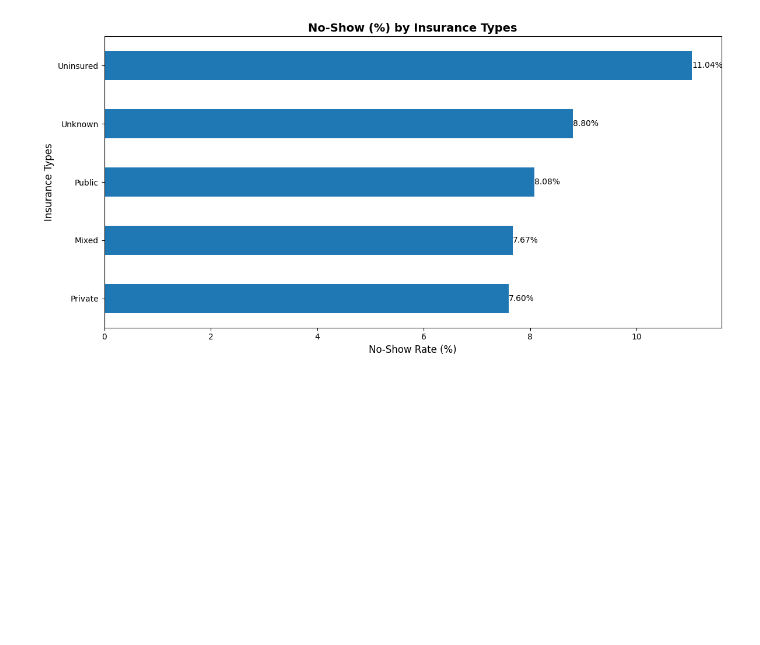
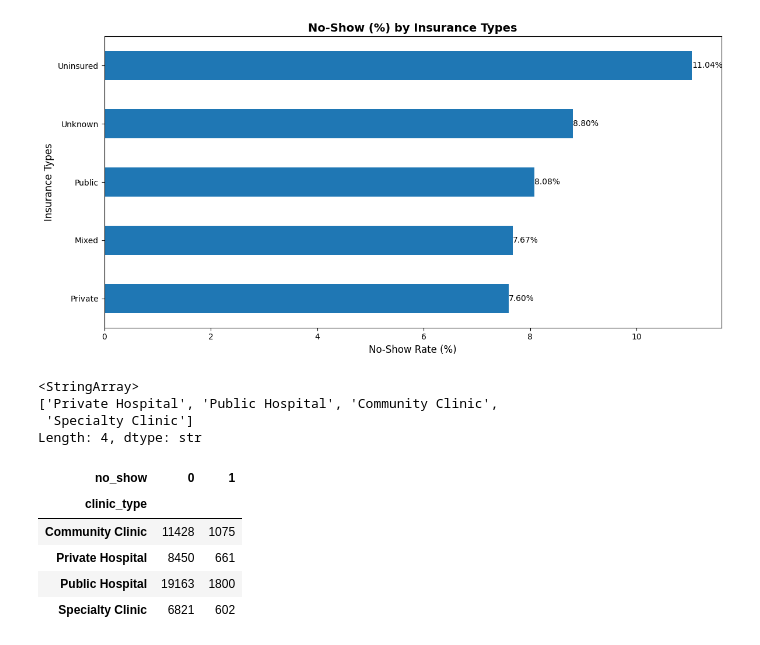
Before and after one commit to akashcstech/Health_Care_No_Show_Data_Analysis, a Jupyter notebook: Data_clean.ipynb, the cells around one changed output. Drawn from its saved outputs; the diff is of its cells as text; code cells hidden in the pictures; blank space fills up the shorter version.

```diff
--- a/Data_clean.ipynb
+++ b/Data_clean.ipynb
@@ -1705,3 +1705,21 @@ plt.tight_layout()
 plt.show()
 # %% [output]
 [figure]
+# %%
+# clinic_type_vs_No-show
+cdf['clinic_type'].unique()
+# %% [output]
+<StringArray>
+['Private Hospital', 'Public Hospital', 'Community Clinic',
+ 'Specialty Clinic']
+Length: 4, dtype: str
+# %%
+ctns = pd.crosstab(cdf['clinic_type'], pdf['no_show'])
+ctns
+# %% [output]
+| no_show | 0 | 1 |
+| clinic_type |  |  |
+| Community Clinic | 11428 | 1075 |
+| Private Hospital | 8450 | 661 |
+| Public Hospital | 19163 | 1800 |
+| Specialty Clinic | 6821 | 602 |
```
Also changed, not shown: parts of 3 cells of this notebook, 1 other file.
